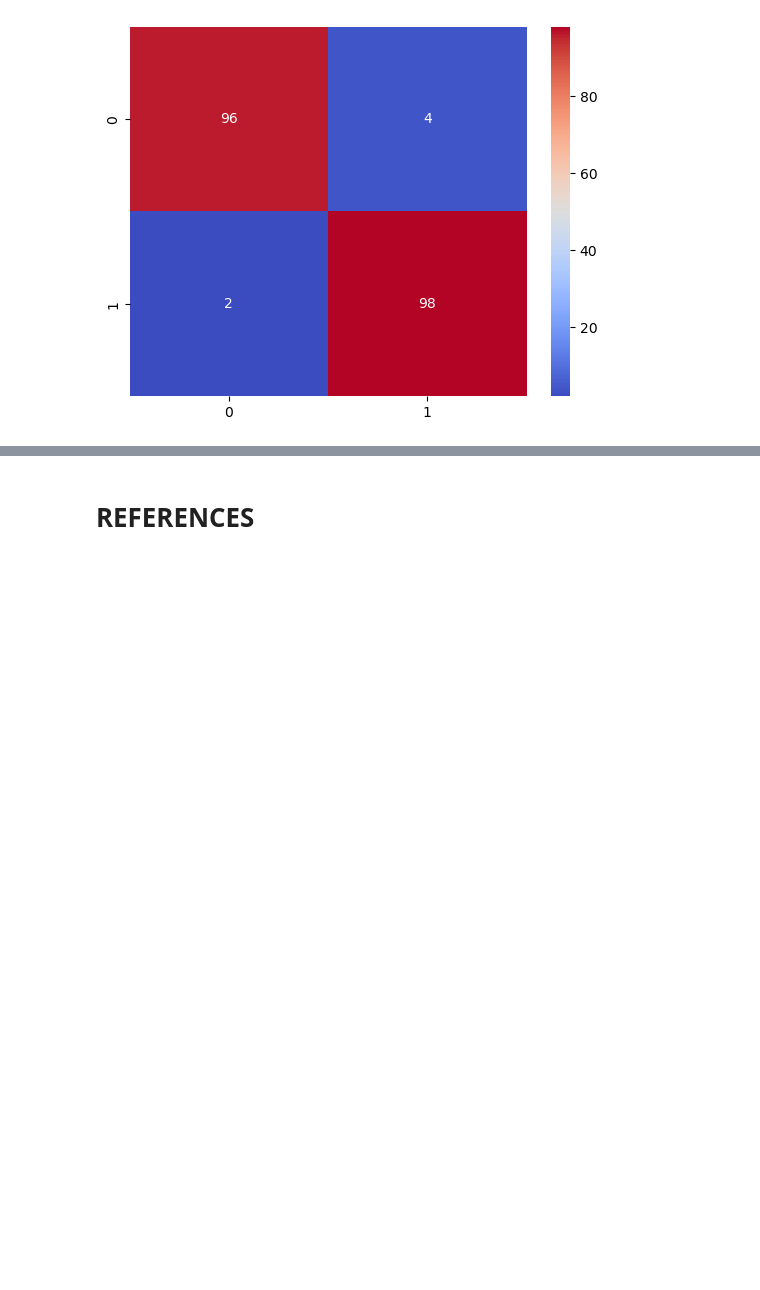
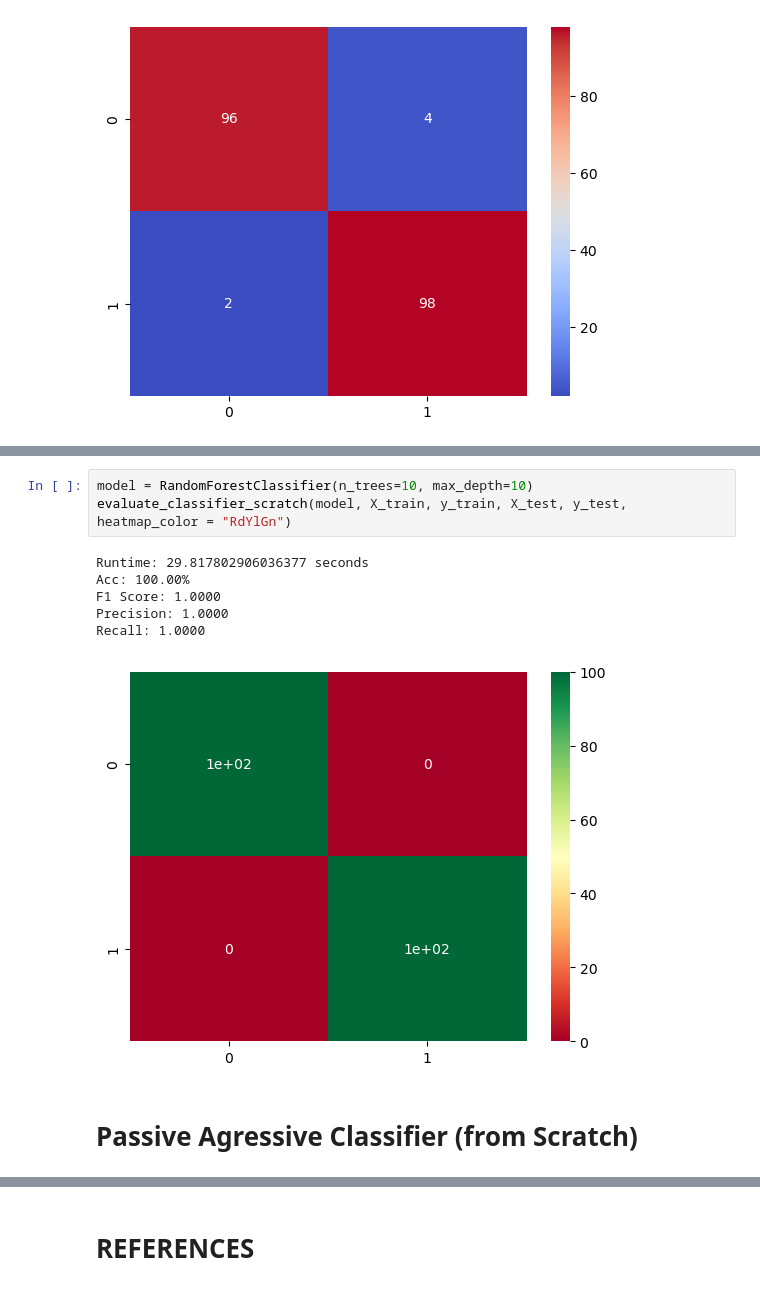
Before and after one commit to sapientexlabs/FAKENEWS_DEEPFAKE_DETECTION_SUITE, a Jupyter notebook: FYP_working.ipynb, the cells around one changed output, grey strips where cells are left out. Saved outputs shown, nothing was run; the diff lists cells and outputs as text; blank space fills up the shorter version.

```diff
--- a/FYP_working.ipynb
+++ b/FYP_working.ipynb
@@ -603,0 +594,12 @@ Recall: 1.0000
+# %%
+model = RandomForestClassifier(n_trees=10, max_depth=10)
+evaluate_classifier_scratch(model, X_train, y_train, X_test, y_test, heatmap_color = "RdYlGn")
+# %% [output]
+Runtime: 29.817802906036377 seconds
+Acc: 100.00%
+F1 Score: 1.0000
+Precision: 1.0000
+Recall: 1.0000
+[figure, added]
+# %% [markdown]
+# Passive Agressive Classifier (from Scratch)
```
Also changed, not shown: parts of 7 cells of this notebook.
